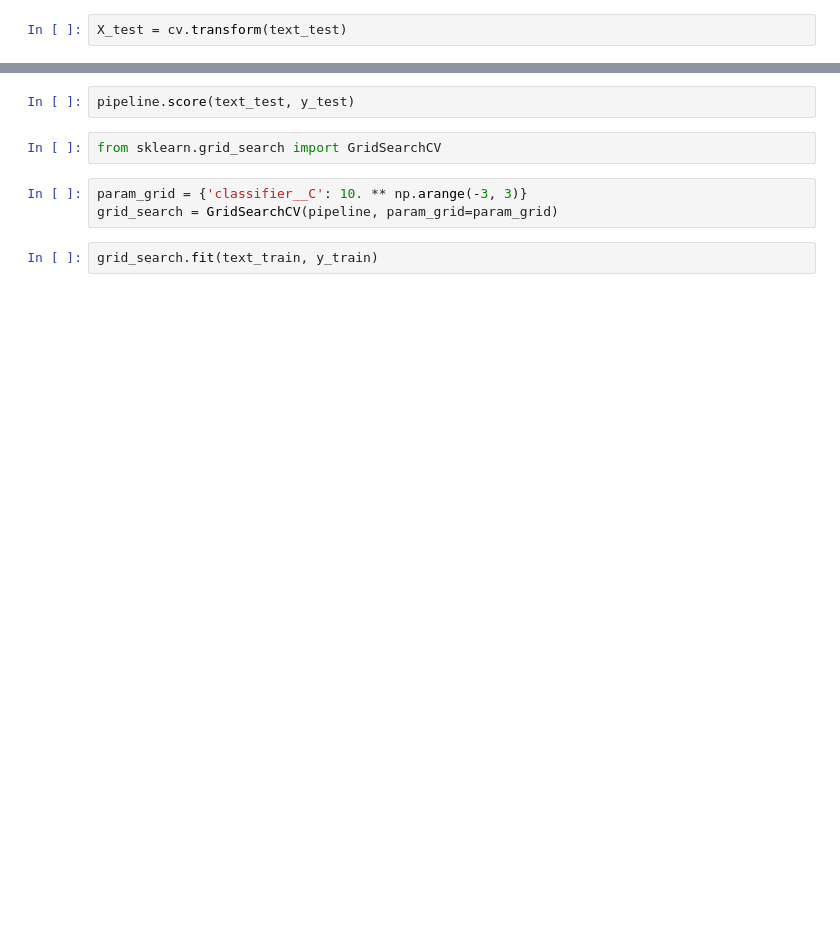
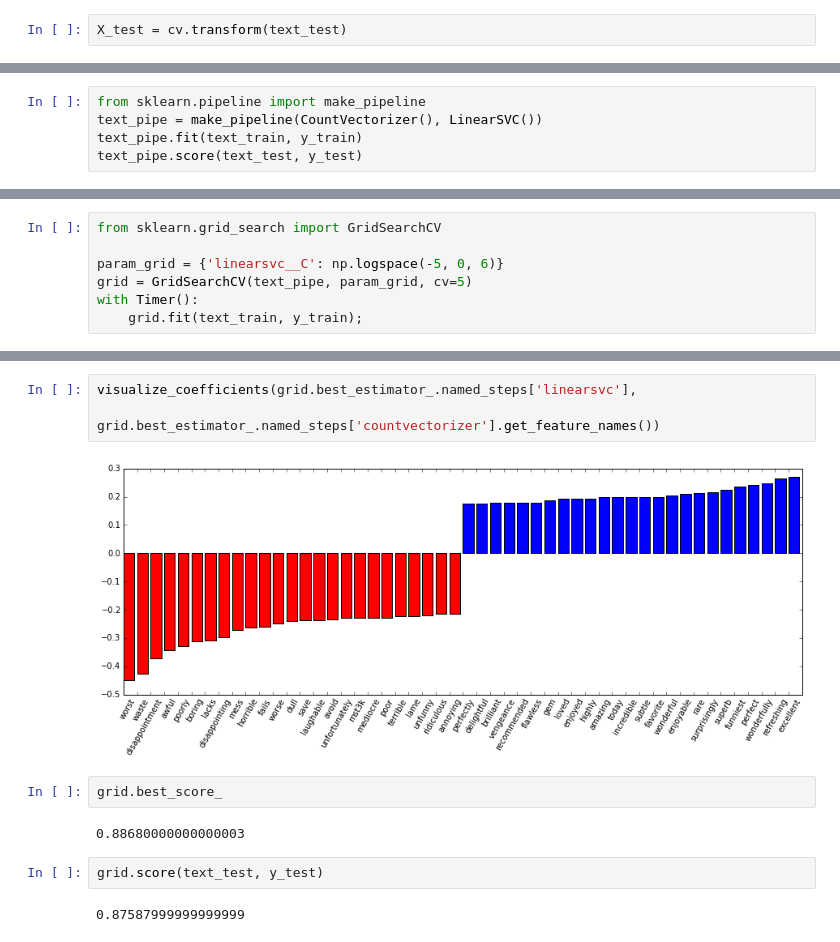
Before and after one commit to amueller/odscon-sf-2015, a Jupyter notebook: Part 06 - Working With Text Data.ipynb, the cells around one changed output, grey strips where cells are left out. Saved outputs shown, nothing was run; the diff lists cells and outputs as text; blank space fills up the shorter version.

```diff
--- a/Part 06 - Working With Text Data.ipynb
+++ b/Part 06 - Working With Text Data.ipynb
@@ -68,0 +114,5 @@ pipeline.fit(text_train, y_train)
+# %%
+from sklearn.pipeline import make_pipeline
+text_pipe = make_pipeline(CountVectorizer(), LinearSVC())
+text_pipe.fit(text_train, y_train)
+text_pipe.score(text_test, y_test)
@@ -68,0 +121,7 @@ pipeline.fit(text_train, y_train)
+# %%
+from sklearn.grid_search import GridSearchCV
+
+param_grid = {'linearsvc__C': np.logspace(-5, 0, 6)}
+grid = GridSearchCV(text_pipe, param_grid, cv=5)
+with Timer():
+    grid.fit(text_train, y_train);
@@ -69,9 +138,13 @@ pipeline.fit(text_train, y_train)
+# %%
+visualize_coefficients(grid.best_estimator_.named_steps['linearsvc'],
+                       grid.best_estimator_.named_steps['countvectorizer'].get_feature_names())
+# %% [output]
+[figure, added]
+# %%
+grid.best_score_
+# %% [output]
+0.88680000000000003
 # %%
-pipeline.score(text_test, y_test)
+grid.score(text_test, y_test)
+# %% [output]
+0.87587999999999999
-# %%
-from sklearn.grid_search import GridSearchCV
-# %%
-param_grid = {'classifier__C': 10. ** np.arange(-3, 3)}
-grid_search = GridSearchCV(pipeline, param_grid=param_grid)
-# %%
-grid_search.fit(text_train, y_train)
```
Also changed, not shown: parts of 60 cells of this notebook.
